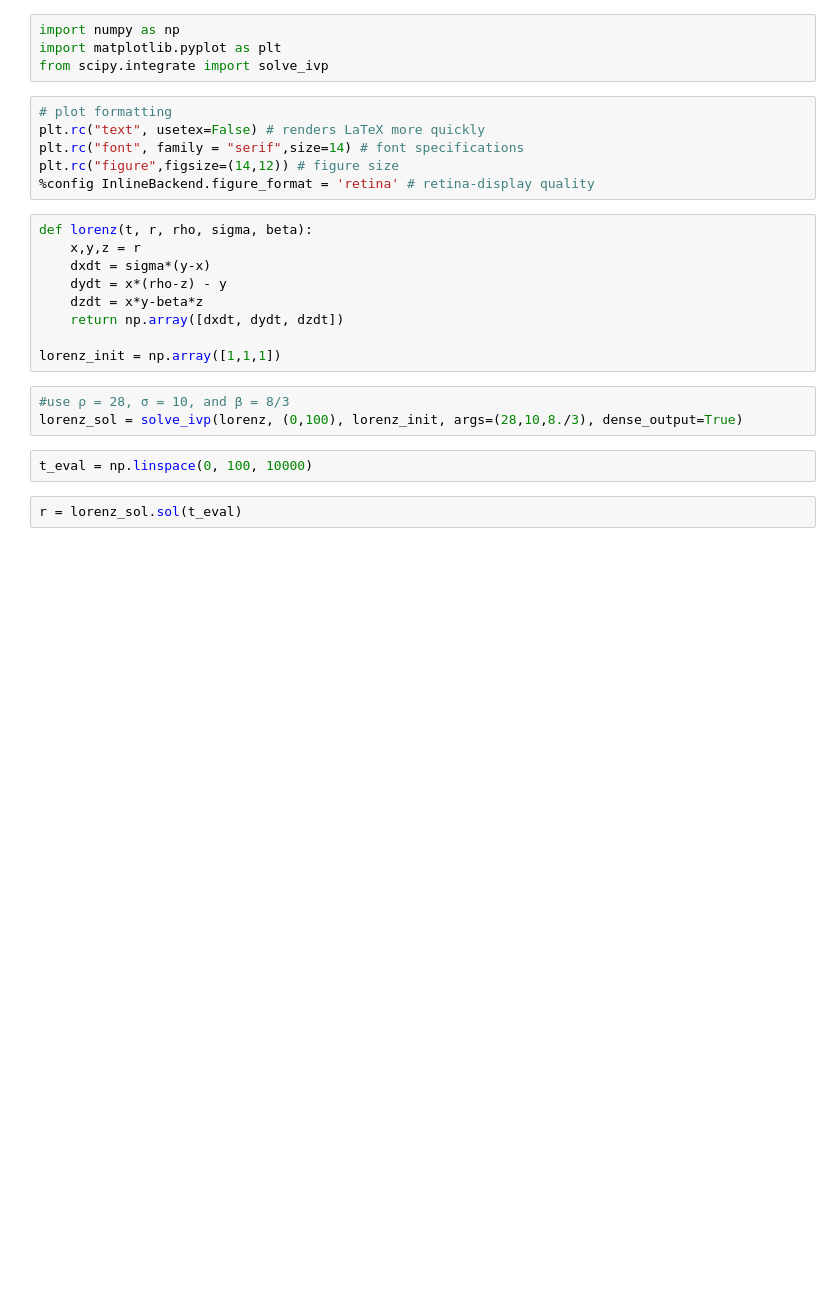
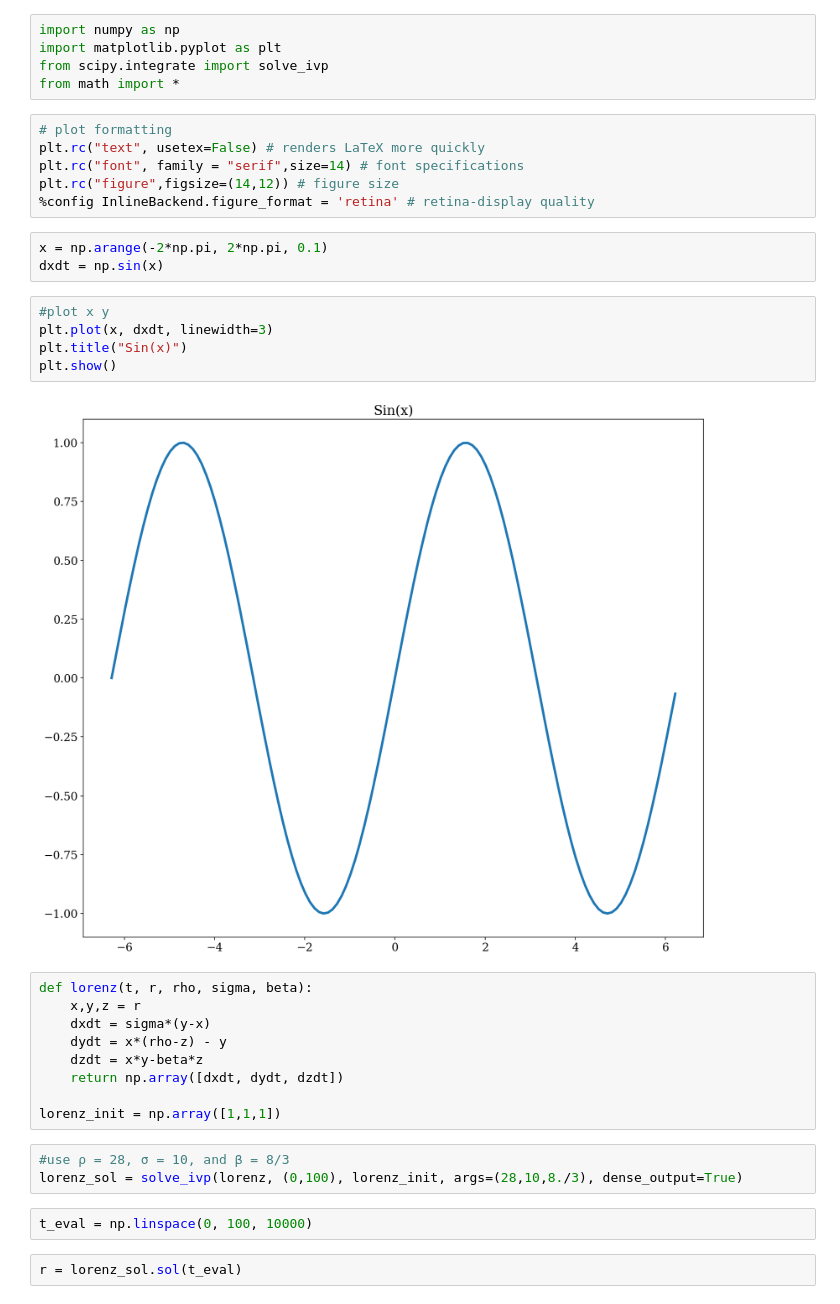
Before and after one commit to sjhaque14/nonlinear_dynamics_chaos, a Jupyter notebook: lorentz_chaos_intro.ipynb, the cells around one changed output. Drawn from its saved outputs; the diff is of its cells as text; blank space fills up the shorter version.

```diff
--- a/lorentz_chaos_intro.ipynb
+++ b/lorentz_chaos_intro.ipynb
@@ -2,12 +2,23 @@
 import numpy as np
 import matplotlib.pyplot as plt
 from scipy.integrate import solve_ivp
+from math import *
 # %%
 # plot formatting
 plt.rc("text", usetex=False) # renders LaTeX more quickly
 plt.rc("font", family = "serif",size=14) # font specifications
 plt.rc("figure",figsize=(14,12)) # figure size
 %config InlineBackend.figure_format = 'retina' # retina-display quality
+# %%
+x = np.arange(-2*np.pi, 2*np.pi, 0.1)
+dxdt = np.sin(x)
+# %%
+#plot x y
+plt.plot(x, dxdt, linewidth=3)
+plt.title("Sin(x)")
+plt.show()
+# %% [output]
+[figure, added]
 # %%
 def lorenz(t, r, rho, sigma, beta):
     x,y,z = r
```
Also changed, not shown: parts of 3 cells of this notebook.
